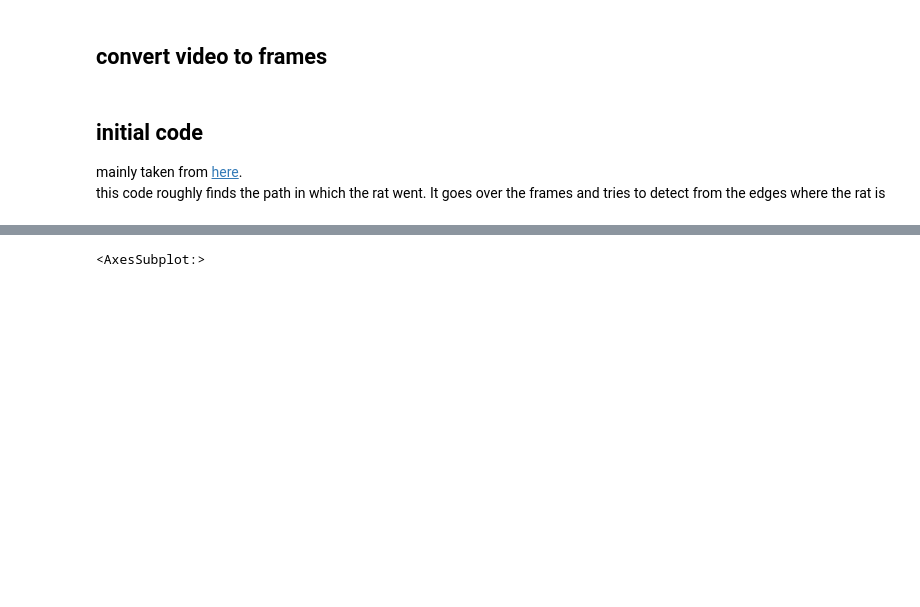
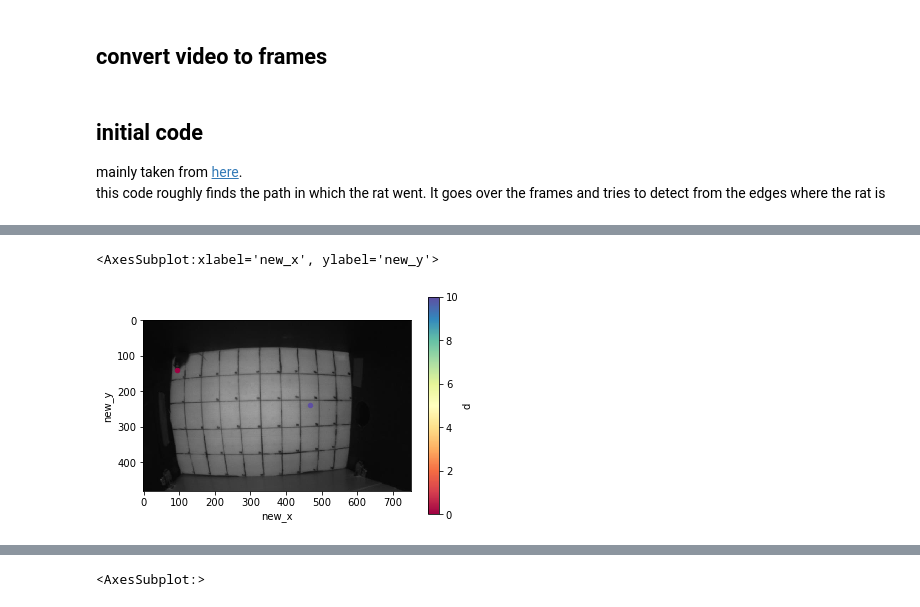
Before and after one commit to bueinat/mouse_tracking, a Jupyter notebook: cv/cv.ipynb, the cells around one changed output, grey strips where cells are left out. Drawn from its saved outputs; the diff is of its cells as text; code cells hidden in the pictures; blank space fills up the shorter version.

```diff
--- a/cv/cv.ipynb
+++ b/cv/cv.ipynb
@@ -184,9 +248,9 @@ frames, eframes, nose_pos, max_vals = alternative_rat_path(video_path)
 dfnose = pandas.DataFrame(nose_pos, index=['y', 'x']).T
 # dfnose.y = frames[0].shape[0] - dfnose.y
 dfnose = pandas.concat([dfnose, pandas.Series(max_vals)], axis=1)
-dfnose = dfnose.rename(columns={0:'minvals'})
+dfnose = dfnose[['x', 'y', 0]].rename(columns={0: 'minvals'})
 dfnose.index.name = 'timestep'
-dfnose['d'] = sqrt(dfnose.x.diff() ** 2 + dfnose.y.diff() ** 2)
-dfnose.loc[dfnose.eval('d > 10'), ['x', 'y']] = NaN
+dfnose['d'] = np.sqrt(dfnose.x.diff() ** 2 + dfnose.y.diff() ** 2)
+dfnose.loc[dfnose.eval('d > 10'), ['x', 'y']] = np.NaN
 dfnose = dfnose.fillna(method='ffill').fillna(method='bfill')
-dfnose['d'] = sqrt(dfnose.x.diff() ** 2 + dfnose.y.diff() ** 2).fillna(0)
+dfnose['d'] = np.sqrt(dfnose.x.diff() ** 2 + dfnose.y.diff() ** 2).fillna(0)
@@ -209,0 +257,26 @@ dfnose
+# %%
+dfnose['new_x'] = dfnose.x
+dfnose['new_y'] = dfnose.y
+# %%
+set_flag = False
+max_d = 20
+for idx in dfnose.index[:-1]:
+    if dfnose.loc[idx, 'd'] > max_d or set_flag:
+        try:
+            new_point = find_closest_local_minima(eframes[idx] - eframes[idx-1], nose_pos[idx-1],
+                                                  threshold=1.5)
+#             print(idx, dist(new_point, nose_pos[idx-1]), end=': ')
+            if dist(new_point, nose_pos[idx-1]) > 30:
+                raise Exception()
+        except:
+#             print('exception!', end=", ")
+            new_point = find_closest_local_minima(eframes[idx] - eframes[idx-1], nose_pos[idx-1],
+                                      threshold=1.2)
+#             print(idx, dist(new_point, nose_pos[idx-1]), new_point)
+        if i != len(nose_pos):
+            set_flag = dist(new_point, nose_pos[idx]) > max_d
+#         print(dfnose.loc[idx])
+        dfnose.loc[idx, 'new_x'] = new_point[0]
+        dfnose.loc[idx, 'new_y'] = new_point[1]
+# %%
+dfnose['new_d'] = np.sqrt(dfnose.new_x.diff() ** 2 + dfnose.new_y.diff() ** 2).fillna(0)
@@ -209,0 +305,10 @@ dfnose
+# %%
+x = 541
+imshow(frames[x], cmap='gray', interpolation='nearest')
+dfnose.loc[[x]].reset_index().plot.scatter(x='x', y='y', c='d', cmap='Spectral',
+                                           vmin=0, vmax=10, ax=gca())
+dfnose.loc[[x]].reset_index().plot.scatter(x='new_x', y='new_y', c='new_d', cmap='Spectral',
+                                           vmin=0, vmax=10, ax=gca(), colorbar=False)
+# %% [output]
+<AxesSubplot:xlabel='new_x', ylabel='new_y'>
+[figure, added]
```
Also changed, not shown: parts of 31 cells of this notebook, 2 other files.
